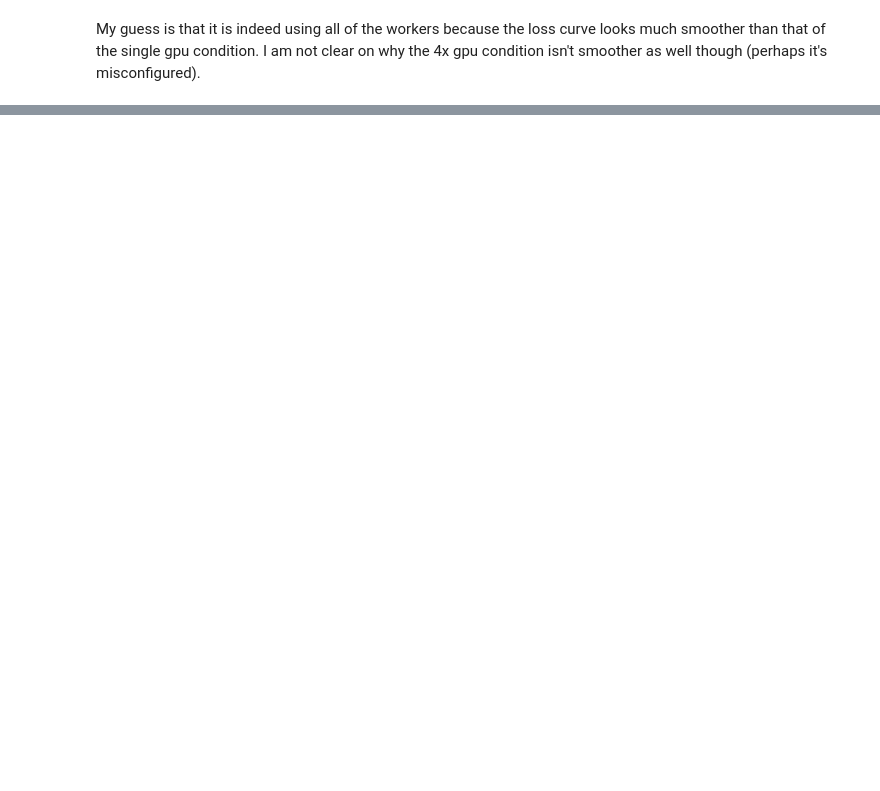
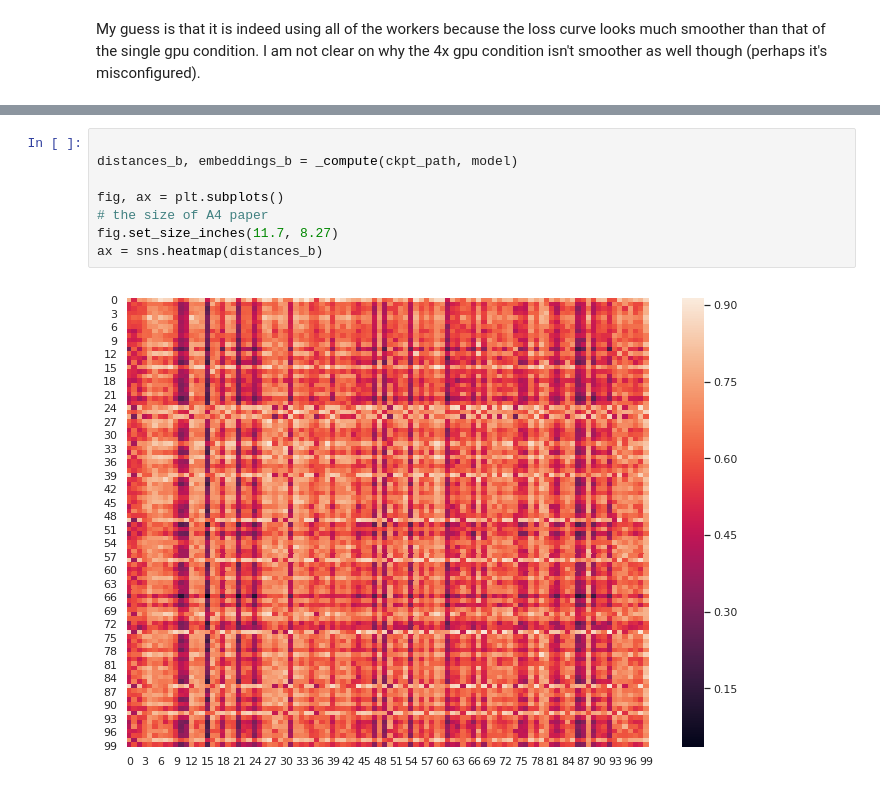
Before and after one commit to cwbeitel/tk, a Jupyter notebook: docs/cs_multi_problem_single_net.ipynb, the cells around one changed output, grey strips where cells are left out. Drawn from its saved outputs; the diff is of its cells as text; blank space fills up the shorter version.

```diff
--- a/docs/cs_multi_problem_single_net.ipynb
+++ b/docs/cs_multi_problem_single_net.ipynb
@@ -532,0 +898,10 @@ My guess is that it is indeed using all of the workers because the loss curve lo
+# %%
+
+distances_b, embeddings_b = _compute(ckpt_path, model)
+
+fig, ax = plt.subplots()
+# the size of A4 paper
+fig.set_size_inches(11.7, 8.27)
+ax = sns.heatmap(distances_b)
+# %% [output]
+[figure, added]
```
Also changed, not shown: parts of 65 cells of this notebook, 8 other files.
